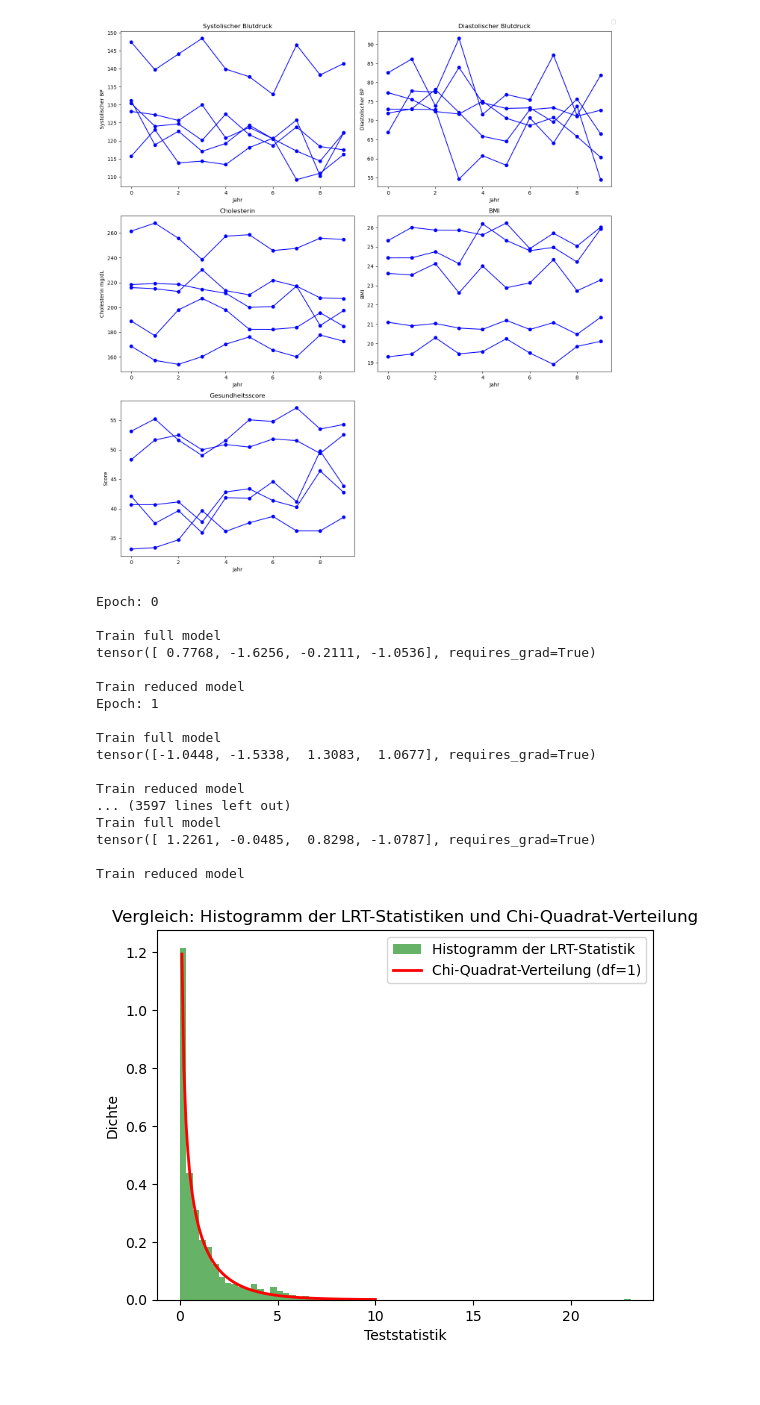
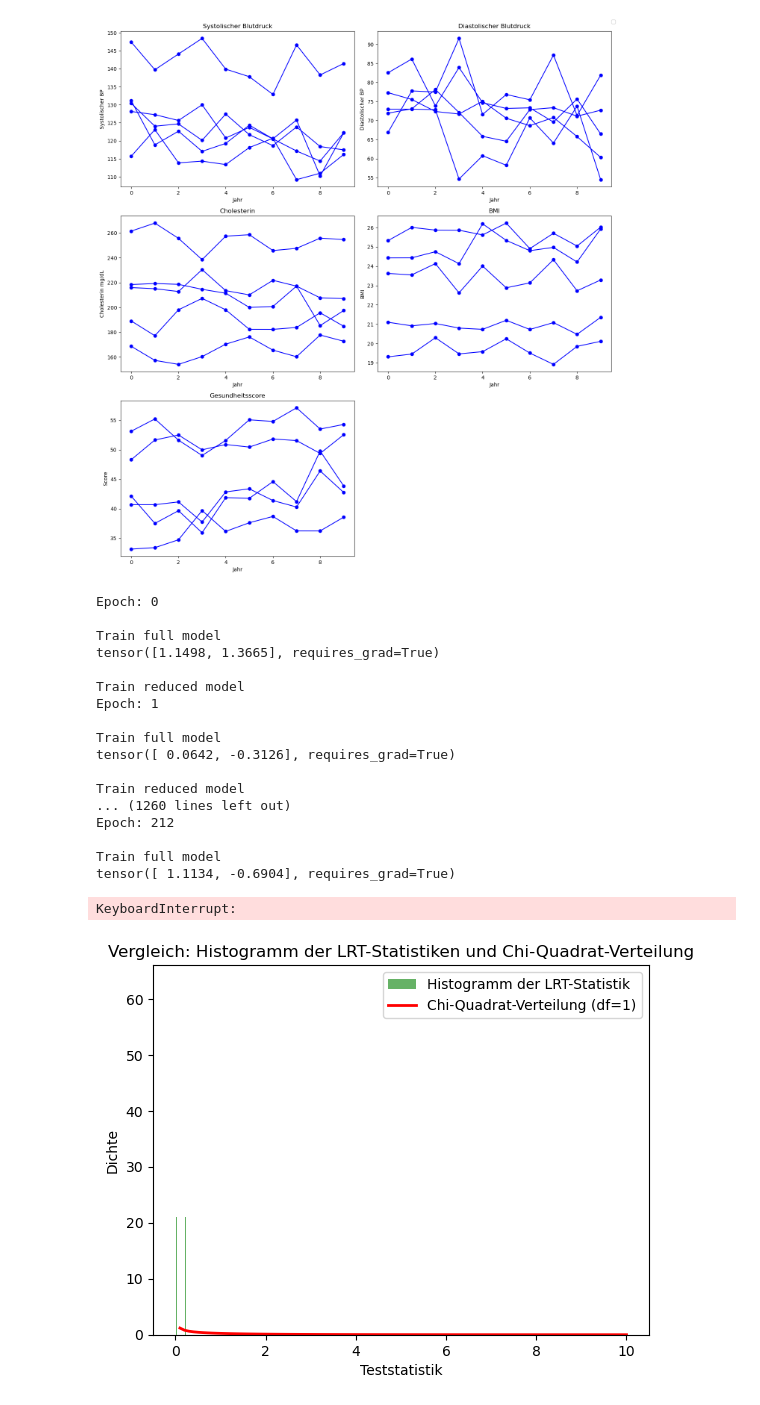
Before and after one commit to el-pato01/BA2024, a Jupyter notebook: Code/train_vae/dietarychange.ipynb, the cells around one changed output. Drawn from its saved outputs; the diff is of its cells as text; code cells hidden in the pictures.

```diff
--- a/Code/train_vae/dietarychange.ipynb
+++ b/Code/train_vae/dietarychange.ipynb
@@ -311,9 +311,9 @@ num_simulations = 1000
 lrt_results = []
 #keys for random and fixed effects in the matrix
 fixed_effects_keys_full= ['Age', 'Gender', 'BMI','Systolic_BP', 'Diastolic_BP' ] # 'Systolic_BP', 'Diastolic_BP', 'Cholesterol', 'Triglycerides', 'BMI', 'Creatinin',
-random_effects_keys_full = ['Years_after_treatment','Systolic_BP', 'Diastolic_BP']
+random_effects_keys_full = ['Years_after_treatment']
 #keys for random and fixed effects in the matrix
-fixed_effects_keys_red = ['Age','BMI']
+fixed_effects_keys_red = ['Age','BMI', 'Systolic_BP', 'Diastolic_BP']
 random_effects_keys_red = ['Years_after_treatment']
 
 n_fixed_eff_full = len(fixed_effects_keys_full) + 1
@@ -434,40 +434,41 @@ torch.save(lrt_results, os.path.join(save_dir, 'params_nML_in_lossfkt.pth'))
 Epoch: 0
 
 Train full model
-tensor([ 0.7768, -1.6256, -0.2111, -1.0536], requires_grad=True)
+tensor([1.1498, 1.3665], requires_grad=True)
 
 Train reduced model
 Epoch: 1
 
 Train full model
-tensor([-1.0448, -1.5338,  1.3083,  1.0677], requires_grad=True)
+tensor([ 0.0642, -0.3126], requires_grad=True)
 
 Train reduced model
-... (3597 lines left out)
+... (1260 lines left out)
+Epoch: 212
+
 Train full model
-tensor([ 1.2261, -0.0485,  0.8298, -1.0787], requires_grad=True)
-
-Train reduced model
+tensor([ 1.1134, -0.6904], requires_grad=True)
+KeyboardInterrupt:
 # %%
 hist = []
 for val in lrt_results:
-    if val < 0:
-        hist.append(-val)
+    if  val > 0:
+        hist.append(val)
 
 # Histogramm der Teststatistiken erstellen
 plt.hist(hist, bins=70, density=True, alpha=0.6, color='g', label='Histogramm der LRT-Statistik')
 
 # Chi-Quadrat-Verteilung mit zwei Freiheitsgraden plotten (für Vergleich)
 x = np.linspace(0, 10, 100)
 plt.plot(x, chi2.pdf(x, df=1), 'r-', lw=2, label='Chi-Quadrat-Verteilung (df=1)')
 
 # Beschriftungen hinzufügen
 plt.title('Vergleich: Histogramm der LRT-Statistiken und Chi-Quadrat-Verteilung')
 plt.xlabel('Teststatistik')
 plt.ylabel('Dichte')
 plt.legend()
 
 # Histogramm anzeigen
 plt.show()
 # %% [output]
-[figure, old version]
+[figure, new version]
```
Also changed, not shown: parts of 3 cells of this notebook, 3 other files.
